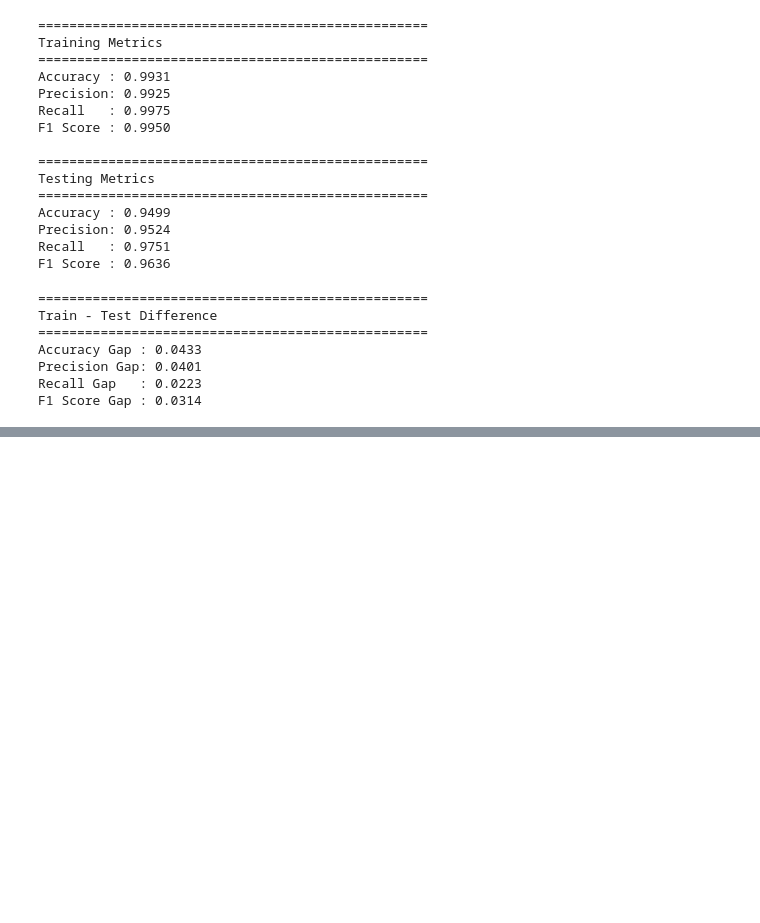
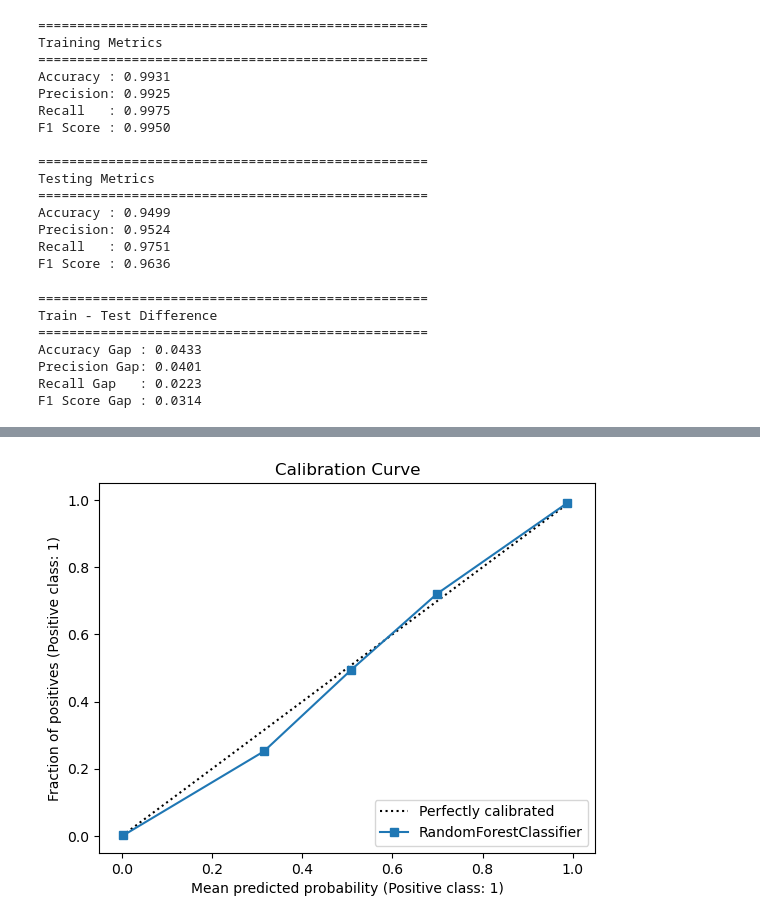
Before and after one commit to yuvraj619/Network_intrusion_detection_system, a Jupyter notebook: project_1(network_intrution).ipynb, the cells around one changed output, grey strips where cells are left out. Saved outputs shown, nothing was run; the diff lists cells and outputs as text; code cells hidden in the pictures; blank space fills up the shorter version.

```diff
--- a/project_1(network_intrution).ipynb
+++ b/project_1(network_intrution).ipynb
@@ -828,0 +969,11 @@ print(random_search.best_score_)
+# %%
+CalibrationDisplay.from_estimator(
+    rf,
+    X_test,
+    y_test
+)
+
+plt.title("Calibration Curve")
+plt.show()
+# %% [output]
+[figure, added]
```
Also changed, not shown: parts of 16 cells of this notebook.
